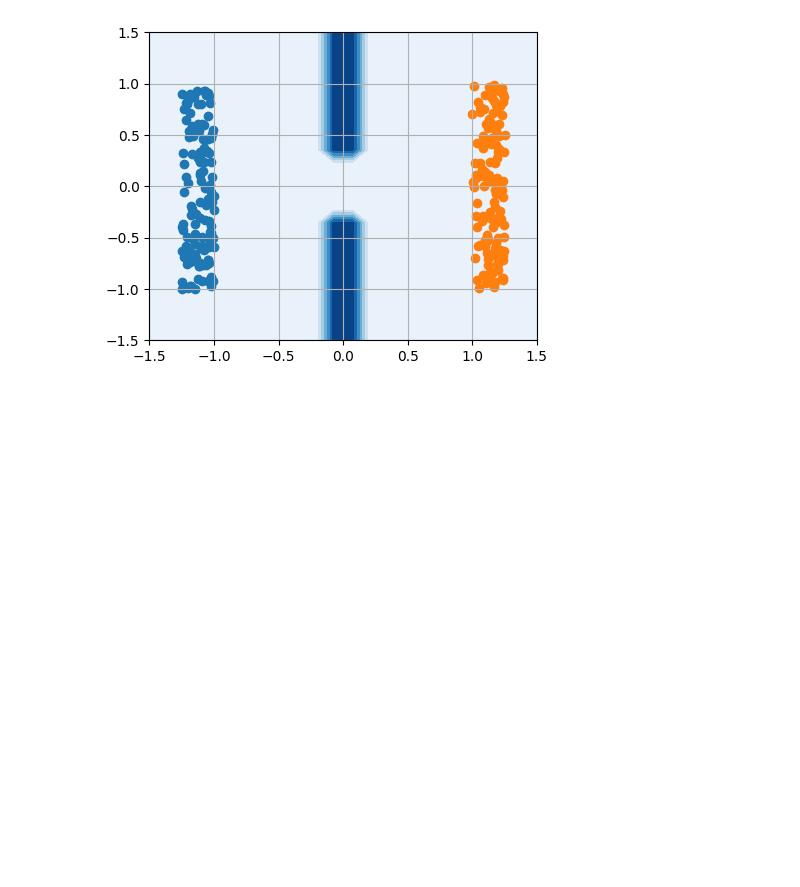
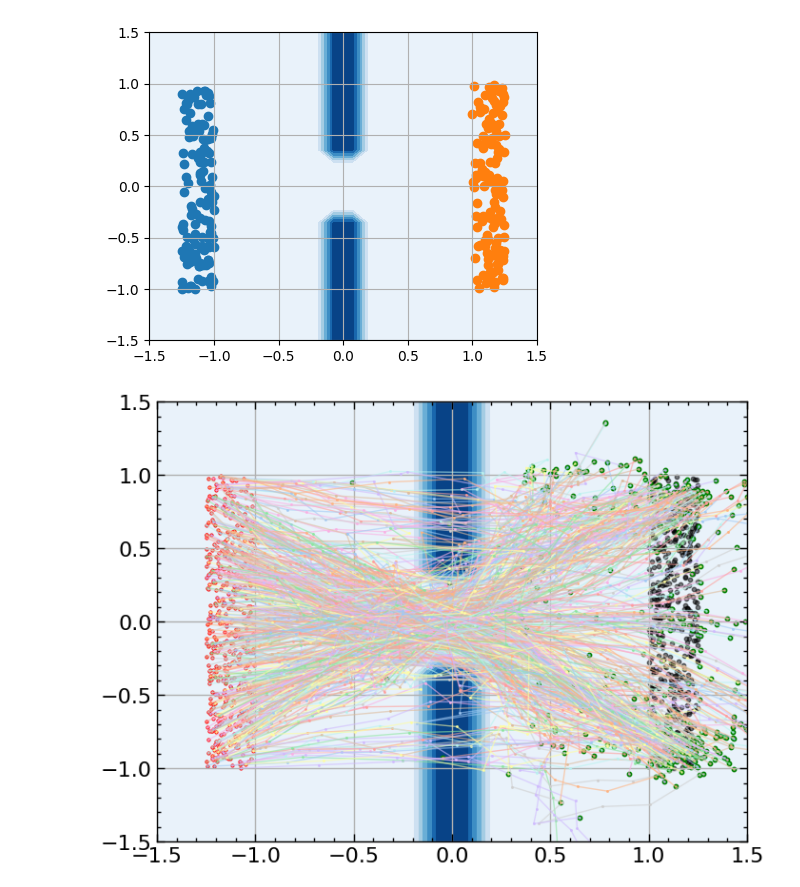
Before and after one commit to skylooop/lagrangian-ot, a Jupyter notebook: nocc.ipynb, the cells around one changed output. Saved outputs shown, nothing was run; the diff lists cells and outputs as text; code cells hidden in the pictures; blank space fills up the shorter version.

```diff
--- a/nocc.ipynb
+++ b/nocc.ipynb
@@ -307,3 +234,46 @@ plt.grid()
 plt.show()
 # %% [output]
 [figure]
+# %%
+from ott.neural.methods.flows.dynamics import ConstantNoiseFlow, LagrangianFlow, BrownianBridge
+from ott.neural.methods.flows.nocc import NeuralOC
+import flax.linen as nn
+import optax
+
+class MLP(nn.Module):
+    hidden_layers: list
+
+    @nn.compact
+    def __call__(self, t, x, _):
+        x = jnp.concatenate([x, t], -1)
+        for i, dim in enumerate(self.hidden_layers):
+            x = nn.Dense(dim)(x)
+            if i != len(self.hidden_layers) - 1:
+                x = nn.leaky_relu(x)
+        return x
+
+key = jax.random.PRNGKey(42)
+net = MLP(hidden_layers=[256, 256, 256, 256, 1])
+noc = NeuralOC(input_dim=2, value_model=net, optimizer=optax.adam(learning_rate=1e-6, b1=0.9, b2=0.9), potential_weight=40, flow=LagrangianFlow(sigma=0.2, potential=lagrangian_potentials.SlitPotential()), key=key)
+data_loader = iter(DatasetLoader(512))
+
+logs = noc(data_loader, n_iters=100_000, rng=key)
+# %%
+pi0 = next(data_loader)['src_lin']
+pi1 = next(data_loader)['tgt_lin']
+
+cost, trajs = noc.transport(pi0, n=10)
+
+with plt.style.context(['science', 'notebook']):
+    fig, ax = plt.subplots()
+    countours = noc.flow.compute_potential(jnp.zeros_like(inp), inp) #jax.vmap(potential.apply, in_axes=(None, 0))(params_potential, inp)
+    ax.contourf(xx, yy, countours.reshape(xx.shape), cmap="Blues")
+    ax.scatter(pi0[:,0], pi0[:, 1], c='red', alpha=1, s=4)
+    ax.scatter(pi1[:,0], pi1[:, 1], c='black', alpha=0.5, s=10)
+    ax.scatter(trajs.x[-1][:, 0], trajs.x[-1][:, 1], c='green', s=10)
+    ax.set_xlim((-1.5, 1.5))
+    ax.set_ylim((-1.5, 1.5))
+    draw_trajs(trajs=trajs.x, ax=ax)
+    plt.show()
+# %% [output]
+[figure, added]
```
Also changed, not shown: parts of 16 cells of this notebook, 2 other files.
